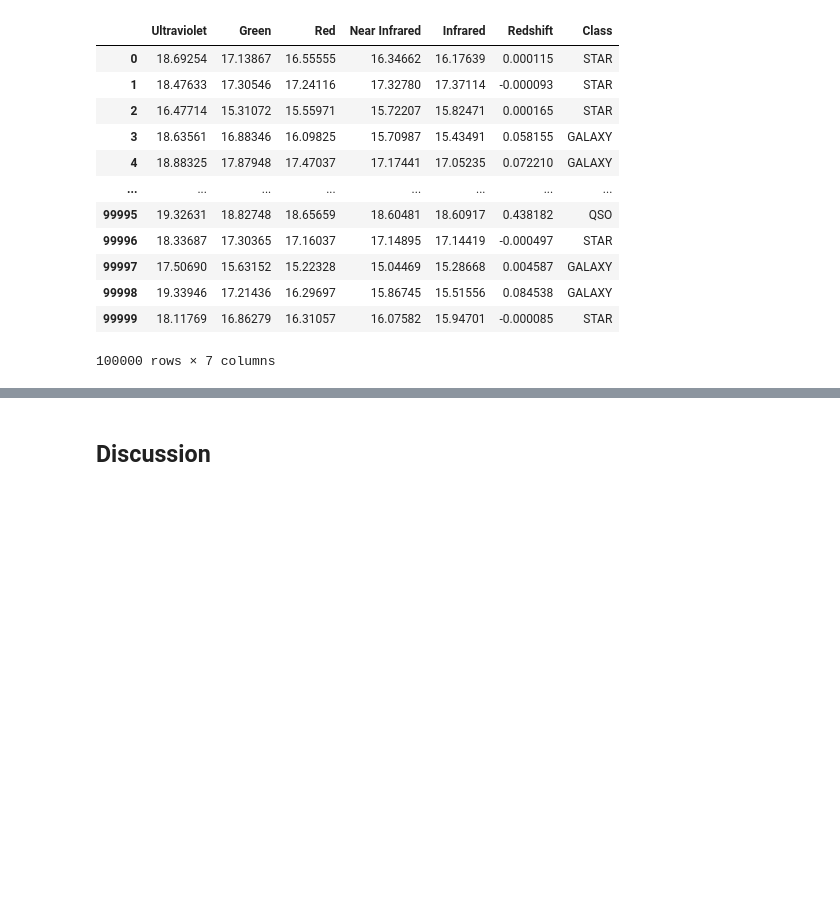
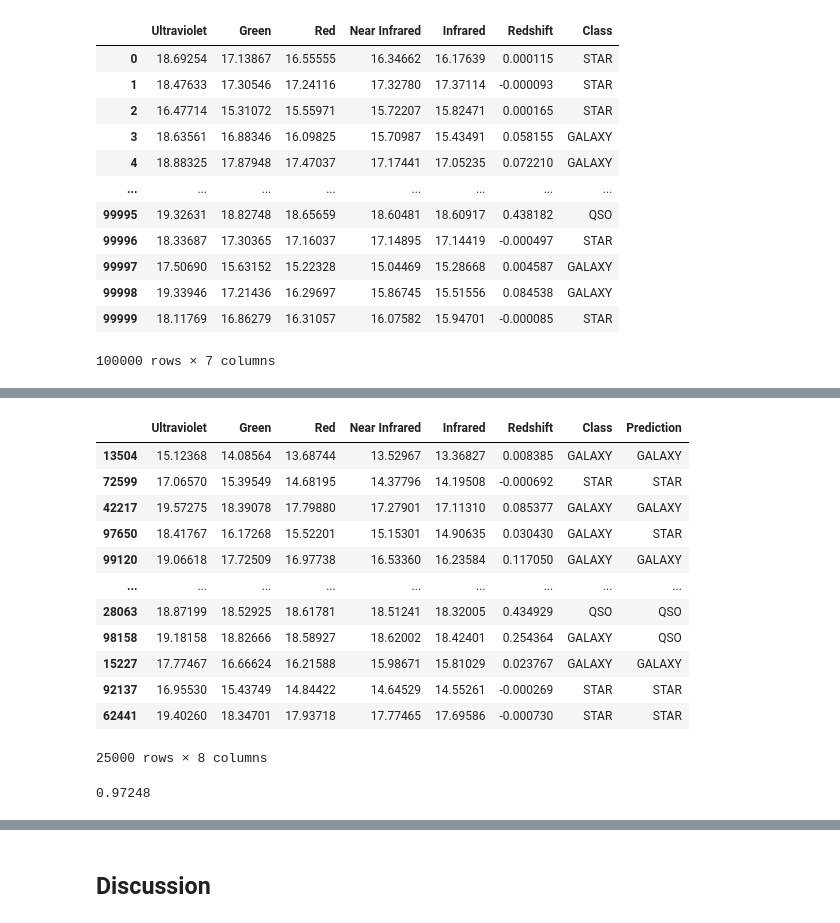
Before and after one commit to aidan215/DSCI-100-Group-17, a Jupyter notebook: report.ipynb, the cells around one changed output, grey strips where cells are left out. Saved outputs shown, nothing was run; the diff lists cells and outputs as text; code cells hidden in the pictures; blank space fills up the shorter version.

```diff
--- a/report.ipynb
+++ b/report.ipynb
@@ -100,0 +172,26 @@ star_filtered
+# %%
+star_test["Prediction"] = star_tune.predict(
+    star_test[["Ultraviolet", "Green", "Red", "Near Infrared", "Infrared", "Redshift"]]
+)
+star_test
+# %% [output]
+|  | Ultraviolet | Green | Red | Near Infrared | Infrared | Redshift | Class | Prediction |
+| 13504 | 15.12368 | 14.08564 | 13.68744 | 13.52967 | 13.36827 | 0.008385 | GALAXY | GALAXY |
+| 72599 | 17.06570 | 15.39549 | 14.68195 | 14.37796 | 14.19508 | -0.000692 | STAR | STAR |
+| 42217 | 19.57275 | 18.39078 | 17.79880 | 17.27901 | 17.11310 | 0.085377 | GALAXY | GALAXY |
+| 97650 | 18.41767 | 16.17268 | 15.52201 | 15.15301 | 14.90635 | 0.030430 | GALAXY | STAR |
+| 99120 | 19.06618 | 17.72509 | 16.97738 | 16.53360 | 16.23584 | 0.117050 | GALAXY | GALAXY |
+| ... | ... | ... | ... | ... | ... | ... | ... | ... |
+| 28063 | 18.87199 | 18.52925 | 18.61781 | 18.51241 | 18.32005 | 0.434929 | QSO | QSO |
+| 98158 | 19.18158 | 18.82666 | 18.58927 | 18.62002 | 18.42401 | 0.254364 | GALAXY | QSO |
+| 15227 | 17.77467 | 16.66624 | 16.21588 | 15.98671 | 15.81029 | 0.023767 | GALAXY | GALAXY |
+| 92137 | 16.95530 | 15.43749 | 14.84422 | 14.64529 | 14.55261 | -0.000269 | STAR | STAR |
+| 62441 | 19.40260 | 18.34701 | 17.93718 | 17.77465 | 17.69586 | -0.000730 | STAR | STAR |
+25000 rows × 8 columns
+# %%
+star_tune.score(
+    star_test[["Ultraviolet", "Green", "Red", "Near Infrared", "Infrared", "Redshift"]],
+    star_test["Class"]
+)
+# %% [output]
+0.97248
```
Also changed, not shown: parts of 4 cells of this notebook.
